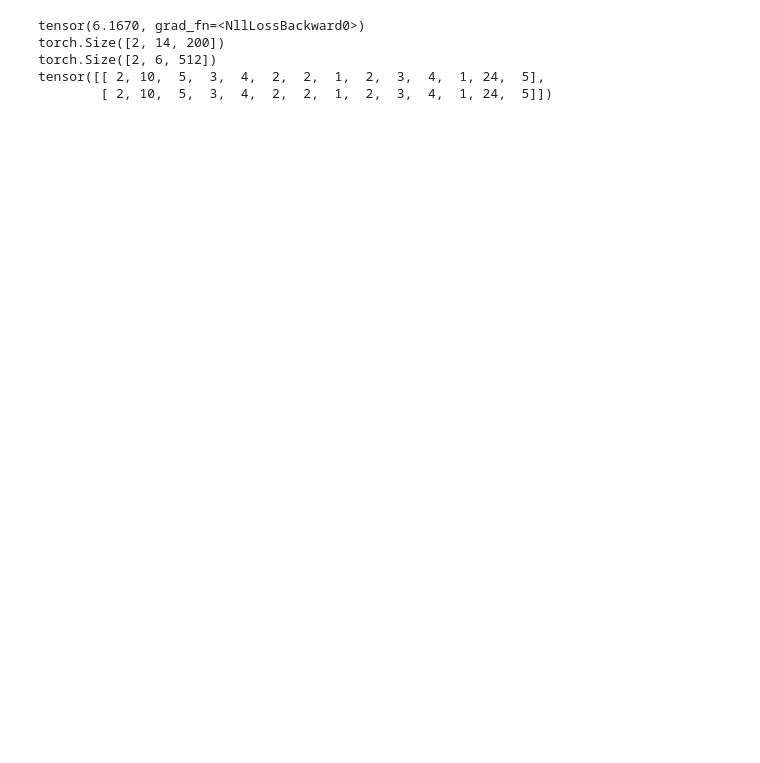
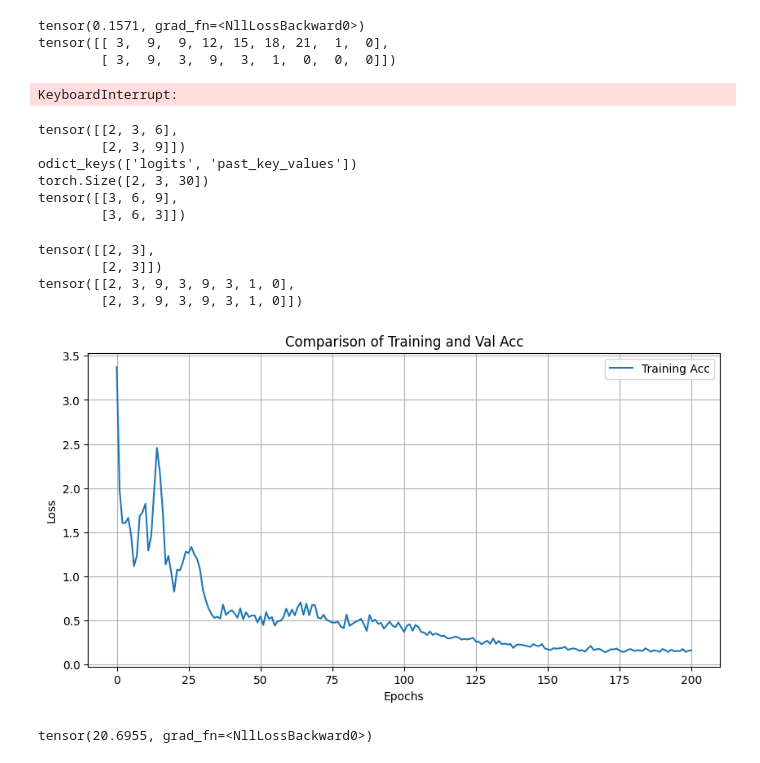
Before and after one commit to ongdyub/temp, a Jupyter notebook: src/model/model.ipynb, the cells around one changed output. Saved outputs shown, nothing was run; the diff lists cells and outputs as text; code cells hidden in the pictures; blank space fills up the shorter version.

```diff
--- a/src/model/model.ipynb
+++ b/src/model/model.ipynb
@@ -27,6 +0,0 @@ torch.Size([2, 6])
-# %%
-m = Model()
-
-out = m(input_ids, labels=decode_ids)
-
-print(out.keys())
@@ -45,11 +72,67 @@ torch.Size([2, 20])
+# %%
+from tqdm import tqdm
+criterion = nn.CrossEntropyLoss()
+
+loss_list = []
+model.train()
+for i in tqdm(range(500)):
+    input_ids = torch.tensor([[2,3,6,9,12,15,18,21,1],[2,3,9,3,9,3,1,0,0]])
+    # attention_mask = torch.tensor([[1,1,1,1,1,1,1,1,1],[1,1,1,1,1,0,0,0,0]])
+    out = model(input_ids=input_ids, labels=input_ids)
+
+    # loss = criterion(out.logits.view(-1, 30), targets.view(-1))
+    loss = out.loss
+    print(loss)
+    if i % 10 == 0:
+        print(torch.argmax(out.logits, dim=2))
+    loss.backward()
+    loss_list.append(loss.item())
+    model.optimizer.step()
+    model.scheduler.step()
+# %% [output]
+tensor(0.1571, grad_fn=<NllLossBackward0>)
+tensor([[ 3,  9,  9, 12, 15, 18, 21,  1,  0],
+        [ 3,  9,  3,  9,  3,  1,  0,  0,  0]])
+KeyboardInterrupt:
 # %%
-print(out.loss)
+print(input_ids[:,:-6])
+out = model(input_ids=input_ids[:,:-6])
+print(out.keys())
+# print(out.loss)
 print(out.logits.shape)
-print(out.encoder_last_hidden_state.shape)
 print(torch.argmax(out.logits, dim=2))
 # %% [output]
-tensor(6.1670, grad_fn=<NllLossBackward0>)
-torch.Size([2, 14, 200])
-torch.Size([2, 6, 512])
-tensor([[ 2, 10,  5,  3,  4,  2,  2,  1,  2,  3,  4,  1, 24,  5],
-        [ 2, 10,  5,  3,  4,  2,  2,  1,  2,  3,  4,  1, 24,  5]])
+tensor([[2, 3, 6],
+        [2, 3, 9]])
+odict_keys(['logits', 'past_key_values'])
+torch.Size([2, 3, 30])
+tensor([[3, 6, 9],
+        [3, 6, 3]])
+# %%
+print(input_ids[:,:2])
+inf = model.infer(input_ids[:,:2], length=6)
+print(inf)
+# %% [output]
+tensor([[2, 3],
+        [2, 3]])
+tensor([[2, 3, 9, 3, 9, 3, 1, 0],
+        [2, 3, 9, 3, 9, 3, 1, 0]])
+# %%
+import pickle
+import matplotlib.pyplot as plt
+
+plt.figure(figsize=(10, 5))
+
+plt.plot(loss_list, label='Training Acc')
+plt.title('Comparison of Training and Val Acc')
+plt.xlabel('Epochs')
+plt.ylabel('Loss')
+plt.legend()
+plt.grid(True)
+plt.show()
+# %% [output]
+[figure, added]
+# %%
+print(loss)
+# %% [output]
+tensor(20.6955, grad_fn=<NllLossBackward0>)
```
Also changed, not shown: parts of 14 cells of this notebook, 22 other files.
